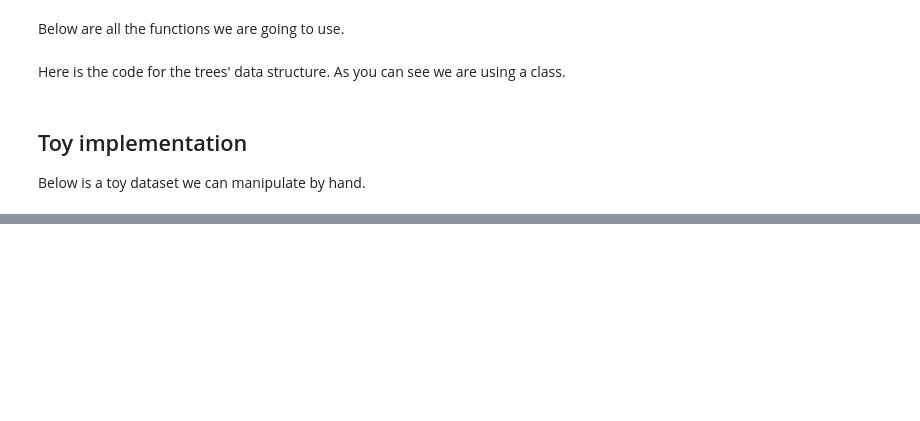
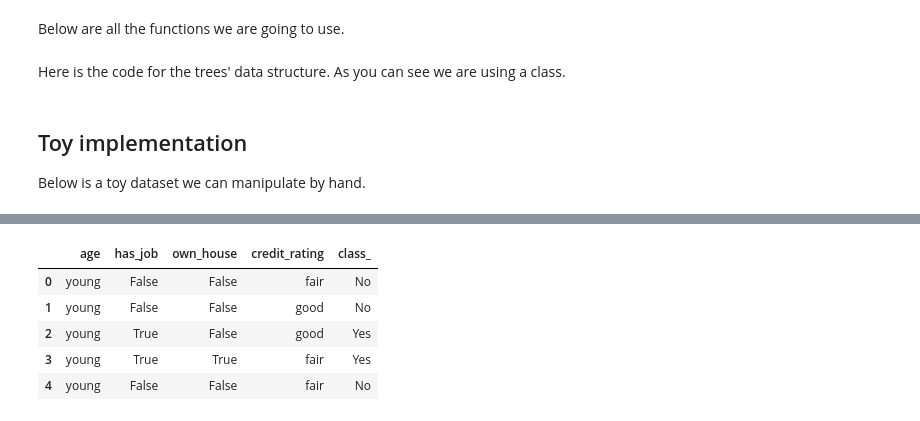
Before and after one commit to cpaniaguam/CSC104, a Jupyter notebook: trees.ipynb, the cells around one changed output, grey strips where cells are left out. Cells and saved outputs as stored; diff of their text form; code cells hidden in the pictures; blank space fills up the shorter version.

```diff
--- a/trees.ipynb
+++ b/trees.ipynb
@@ -48,3 +20,36 @@ def split(df,column):
+# %%
+def entropy(df,column,target=None):
+    '''Compute entropy of column'''
+    if target == None: target = column
+    proportions = df[column].value_counts(normalize=True)
+    return -sum([i*log2(i) for i in proportions])
+
+#entropy of split
+def entropy_split(df,column,target):
+    '''Does a split of df at column and computes entropy of target '''
+    weights = df[column].value_counts(normalize=True)
+    entropies = np.array([-df[df[column]==i][target]
+                .value_counts(normalize=True).apply(lambda x: x*log2(x)).sum()
+                for i in weights.index])
+    return sum(weights*entropies)
+
+def gains(df,columns,target):
+    '''Used to compute the information gain after splitting the data at each
+    column of df at the target column, and returns the column name with highest
+    gain.'''
+    entro = np.array([entropy_split(df,target,col) for col in columns])
+    d = dict(zip(columns,entropy(df,target,target)-entro))
+    # print(sorted(d, key=d.get,reverse=True))
+    return max(d, key=d.get)
+
+def purity_check(df,target,threshold = 0):
+    return True if entropy(df,target) <= threshold else False
+
+def split(df,column):
+    splt = []
+    for val in df[column].unique():
+        splt.append(df[df[column]==val])
+    return splt
 # %% [markdown]
 Here is the code for the trees' data structure. As you can see we are using a class.
 # %%
@@ -53,7 +58,7 @@ class Node():
     def __init__(self, df=None, pure = None, split_col = None):
         self.branch = []
         self.data = df
-        self.pure = pure #purity of all branches
+        self.pure = pure # purity of all branches
         self.split_col = split_col # column used for splitting data
 
     def __str__(self):
@@ -68,11 +73,12 @@ class Node():
         self.split_col = column
         splt = split(self.data,column)
         for i in splt:
-            self.branch.append( Node(i) ) #create notes with corresponding data
+            self.branch.append( Node(i) ) #create nodes with corresponding data
         print(self.branch)
 
     # check purity of branch
     def _check_purity(self,target = None):
+        '''Assumes target class is rightmost column'''
         if target == None: target = self.data.columns[-1]
         result = purity_check(self.data,target)
         self.pure = result #update purity
@@ -117,6 +155,13 @@ root.__repr__
 # %%
 # take a look at the data in the root node
-root.data
+root.data.head()
+# %% [output]
+|  | age | has_job | own_house | credit_rating | class_ |
+| 0 | young | False | False | fair | No |
+| 1 | young | False | False | good | No |
+| 2 | young | True | False | good | Yes |
+| 3 | young | True | True | fair | Yes |
+| 4 | young | False | False | fair | No |
 # %%
 # take a look at the branches
 # there are none as no splits have occurred
```
Also changed, not shown: parts of 29 cells of this notebook.
